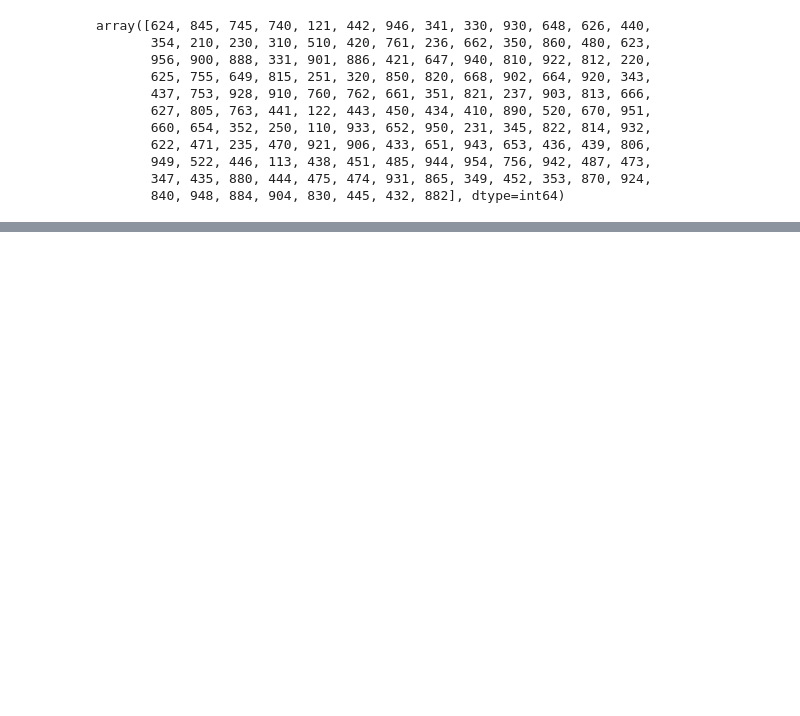
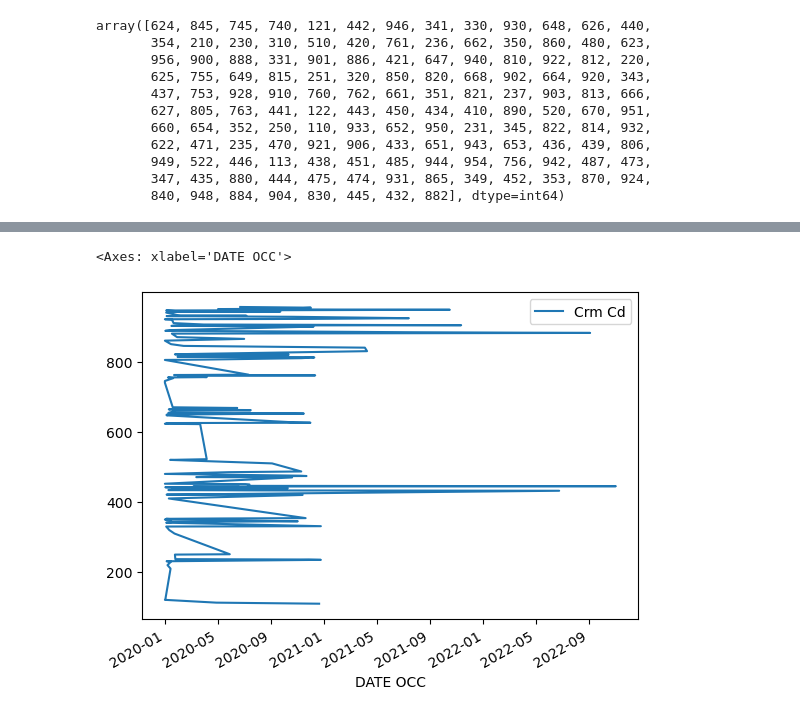
Before and after one commit to Ed-Lovera/AI-PT-Project-1, a Jupyter notebook: Micah/Untitled.ipynb, the cells around one changed output, grey strips where cells are left out. Saved outputs shown, nothing was run; the diff lists cells and outputs as text; code cells hidden in the pictures; blank space fills up the shorter version.

```diff
--- a/Micah/Untitled.ipynb
+++ b/Micah/Untitled.ipynb
@@ -135,2 +151,4 @@ array([187, 188, 189, 190, 191, 192, 193, 194, 195, 196, 197, 198, 199,
 # %%
-filtered_code_crime.loc[filtered_code_crime["Crm Cd"].isin(np.arange(187,294)),"type_of_crime"]="violent"
+# then catigorizing the crimes into violent or non-violent based off of https://leginfo.legislature.ca.gov's Title 8 and Title 9 violations which are crimes againsta person
+filtered_code_crime.loc[filtered_code_crime["Crm Cd"].isin(np.arange(187,368)),"occurance_of_violent_crime"]=1
+filtered_code_crime.head()
@@ -154 +181,8 @@ df
 752911 rows × 29 columns
+# %%
+filtered_code_crime.plot(x="DATE OCC", y="Crm Cd")
+
+#(x="DATE OCC", y="Crm Cd", kind="line", figsize=(30, 20))
+# %% [output]
+<Axes: xlabel='DATE OCC'>
+[figure, added]
```
Also changed, not shown: parts of 15 cells of this notebook, 1 other file.
